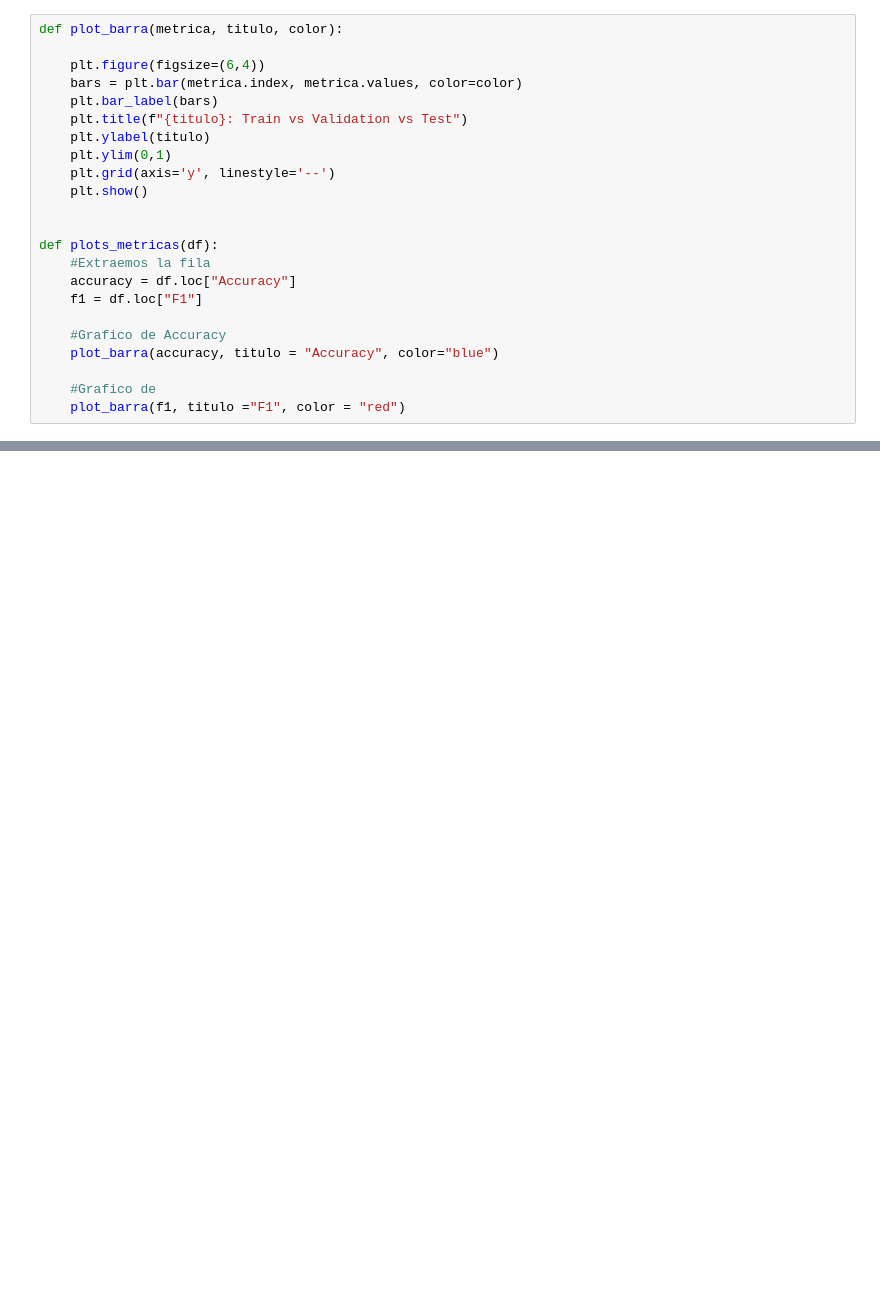
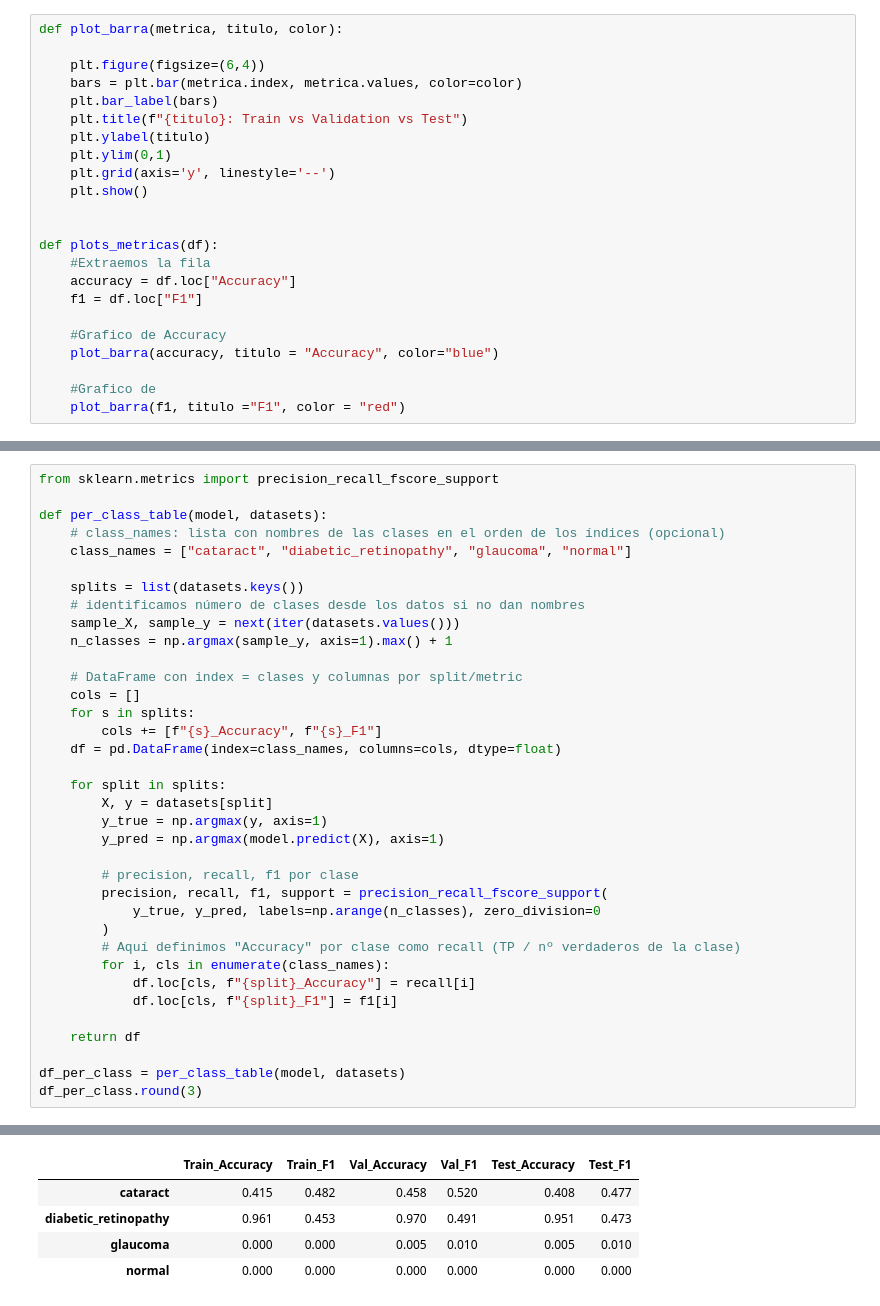
Before and after one commit to ropas5/eye_diseases_classification_trabajo_DL, a Jupyter notebook: notebooks/model_mas_complejo.ipynb, the cells around one changed output, grey strips where cells are left out. Cells and saved outputs as stored; diff of their text form; blank space fills up the shorter version.

```diff
--- a/notebooks/model_mas_complejo.ipynb
+++ b/notebooks/model_mas_complejo.ipynb
@@ -176,0 +160,37 @@ ConfusionMatrixDisplay(cm).plot(cmap="Blues")
+# %%
+from sklearn.metrics import precision_recall_fscore_support
+
+def per_class_table(model, datasets):
+    # class_names: lista con nombres de las clases en el orden de los índices (opcional)
+    class_names = ["cataract", "diabetic_retinopathy", "glaucoma", "normal"]
+
+    splits = list(datasets.keys())
+    # identificamos número de clases desde los datos si no dan nombres
+    sample_X, sample_y = next(iter(datasets.values()))
+    n_classes = np.argmax(sample_y, axis=1).max() + 1
+
+    # DataFrame con index = clases y columnas por split/metric
+    cols = []
+    for s in splits:
+        cols += [f"{s}_Accuracy", f"{s}_F1"]
+    df = pd.DataFrame(index=class_names, columns=cols, dtype=float)
+
+    for split in splits:
+        X, y = datasets[split]
+        y_true = np.argmax(y, axis=1)
+        y_pred = np.argmax(model.predict(X), axis=1)
+
+        # precision, recall, f1 por clase
+        precision, recall, f1, support = precision_recall_fscore_support(
+            y_true, y_pred, labels=np.arange(n_classes), zero_division=0
+        )
+        # Aquí definimos "Accuracy" por clase como recall (TP / nº verdaderos de la clase)
+        for i, cls in enumerate(class_names):
+            df.loc[cls, f"{split}_Accuracy"] = recall[i]
+            df.loc[cls, f"{split}_F1"] = f1[i]
+
+    return df
+
+df_per_class = per_class_table(model, datasets)
+df_per_class.round(3)
+# %% [output]
@@ -176,0 +200,5 @@ ConfusionMatrixDisplay(cm).plot(cmap="Blues")
+|  | Train_Accuracy | Train_F1 | Val_Accuracy | Val_F1 | Test_Accuracy | Test_F1 |
+| cataract | 0.415 | 0.482 | 0.458 | 0.520 | 0.408 | 0.477 |
+| diabetic_retinopathy | 0.961 | 0.453 | 0.970 | 0.491 | 0.951 | 0.473 |
+| glaucoma | 0.000 | 0.000 | 0.005 | 0.010 | 0.005 | 0.010 |
+| normal | 0.000 | 0.000 | 0.000 | 0.000 | 0.000 | 0.000 |
```
Also changed, not shown: parts of 18 cells of this notebook, 1 other file.
